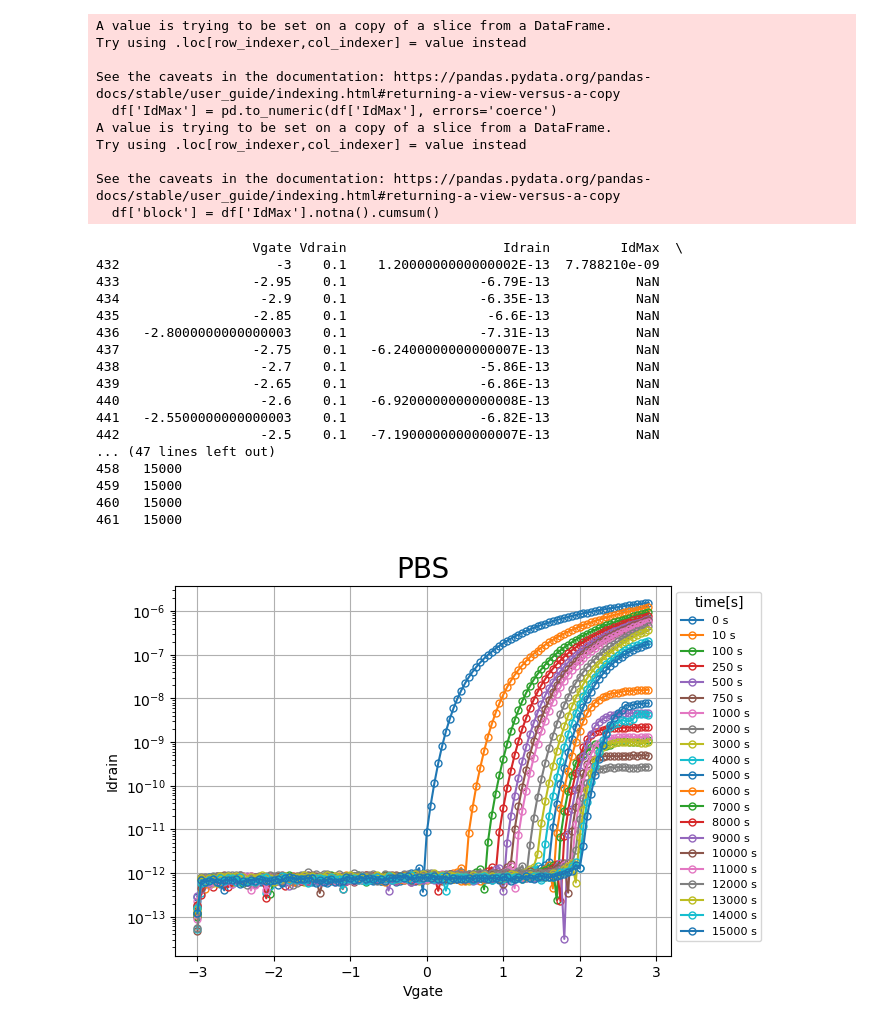
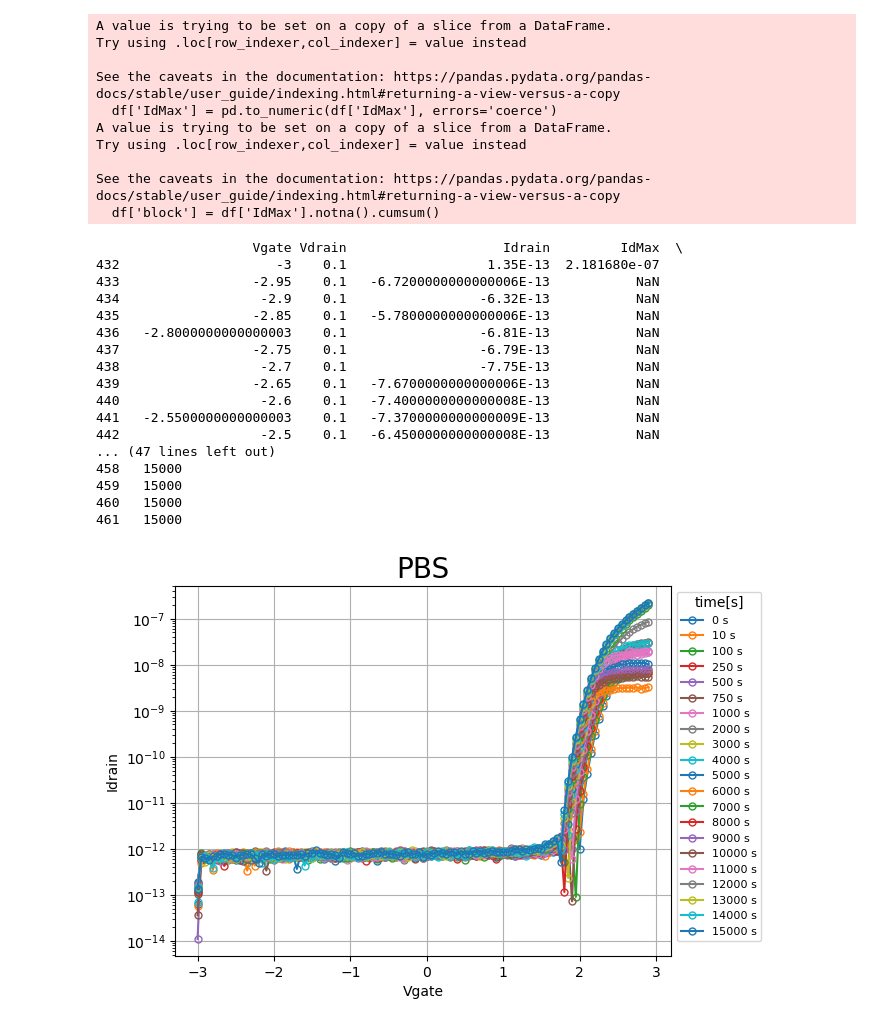
Before and after one commit to whdals4273/whdals, a Jupyter notebook: ★★★251223_PBS_TEST.ipynb, the cells around one changed output. Saved outputs shown, nothing was run; the diff lists cells and outputs as text; code cells hidden in the pictures.

```diff
--- a/★★★251223_PBS_TEST.ipynb
+++ b/★★★251223_PBS_TEST.ipynb
@@ -5,7 +5,7 @@ import matplotlib.pyplot as plt
 import csv
 
 
-path = "PBTI_IGZO_new2 [260331_WF02_#2_MID_UNITTR_PBS_VG4.5V_15ks_R9(19) ; 4_17_2026 2_23_01 PM].csv"
+path = "PBTI_IGZO_new2 [260331_WF02_#2_MID_UNITTR_PBS_VG0V_15ks_R9(20) ; 4_17_2026 6_37_40 PM].csv"
 # csv 鍮덉뭏 ?댁씠 ?쒖옟?좊븣 洹몃?濡??ㅺ퀬?ㅻ뒗 肄붾뱶
 rows = []
 with open(path, "r", encoding="utf-8-sig", errors="replace", newline="") as f:
@@ -68,45 +68,45 @@ plt.figure()
 
 for t in times:
     d = plot_df[plot_df['time_s'] == t].sort_values('Vgate')
     plt.semilogy(d['Vgate'].to_numpy(), d['Idrain'].to_numpy(),marker = 'o',markerfacecolor = 'none', markersize = 5,linestyle='-', label=f'{int(t)} s')
 
 
 
 plt.xlabel('Vgate')
 plt.ylabel('Idrain')
 plt.title('PBS', fontsize = 20)
 plt.legend(title = 'time[s]',bbox_to_anchor=(1, 1), loc='upper left', fontsize = 8)
 plt.grid(True)
 plt.show()
 # %% [output]
 A value is trying to be set on a copy of a slice from a DataFrame.
 Try using .loc[row_indexer,col_indexer] = value instead
 
 See the caveats in the documentation: https://pandas.pydata.org/pandas-docs/stable/user_guide/indexing.html#returning-a-view-versus-a-copy
   df['IdMax'] = pd.to_numeric(df['IdMax'], errors='coerce')
 A value is trying to be set on a copy of a slice from a DataFrame.
 Try using .loc[row_indexer,col_indexer] = value instead
 
 See the caveats in the documentation: https://pandas.pydata.org/pandas-docs/stable/user_guide/indexing.html#returning-a-view-versus-a-copy
   df['block'] = df['IdMax'].notna().cumsum()
                     Vgate Vdrain                    Idrain         IdMax  \
-432                    -3    0.1    1.2000000000000002E-13  7.788210e-09
-433                 -2.95    0.1                 -6.79E-13           NaN
-434                  -2.9    0.1                 -6.35E-13           NaN
-435                 -2.85    0.1                  -6.6E-13           NaN
-436   -2.8000000000000003    0.1                 -7.31E-13           NaN
-437                 -2.75    0.1   -6.2400000000000007E-13           NaN
-438                  -2.7    0.1                 -5.86E-13           NaN
-439                 -2.65    0.1                 -6.86E-13           NaN
-440                  -2.6    0.1   -6.9200000000000008E-13           NaN
-441   -2.5500000000000003    0.1                 -6.82E-13           NaN
-442                  -2.5    0.1   -7.1900000000000007E-13           NaN
+432                    -3    0.1                  1.35E-13  2.181680e-07
+433                 -2.95    0.1   -6.7200000000000006E-13           NaN
+434                  -2.9    0.1                 -6.32E-13           NaN
+435                 -2.85    0.1   -5.7800000000000006E-13           NaN
+436   -2.8000000000000003    0.1                 -6.81E-13           NaN
+437                 -2.75    0.1                 -6.79E-13           NaN
+438                  -2.7    0.1                 -7.75E-13           NaN
+439                 -2.65    0.1   -7.6700000000000006E-13           NaN
+440                  -2.6    0.1   -7.4000000000000008E-13           NaN
+441   -2.5500000000000003    0.1   -7.3700000000000009E-13           NaN
+442                  -2.5    0.1   -6.4500000000000008E-13           NaN
 ... (47 lines left out)
 458   15000
 459   15000
 460   15000
 461   15000
-[figure, old version]
+[figure, new version]
 # %%
 W_um = 40
 L_um = 20
```
Also changed, not shown: parts of 5 cells of this notebook, 4 other files.
